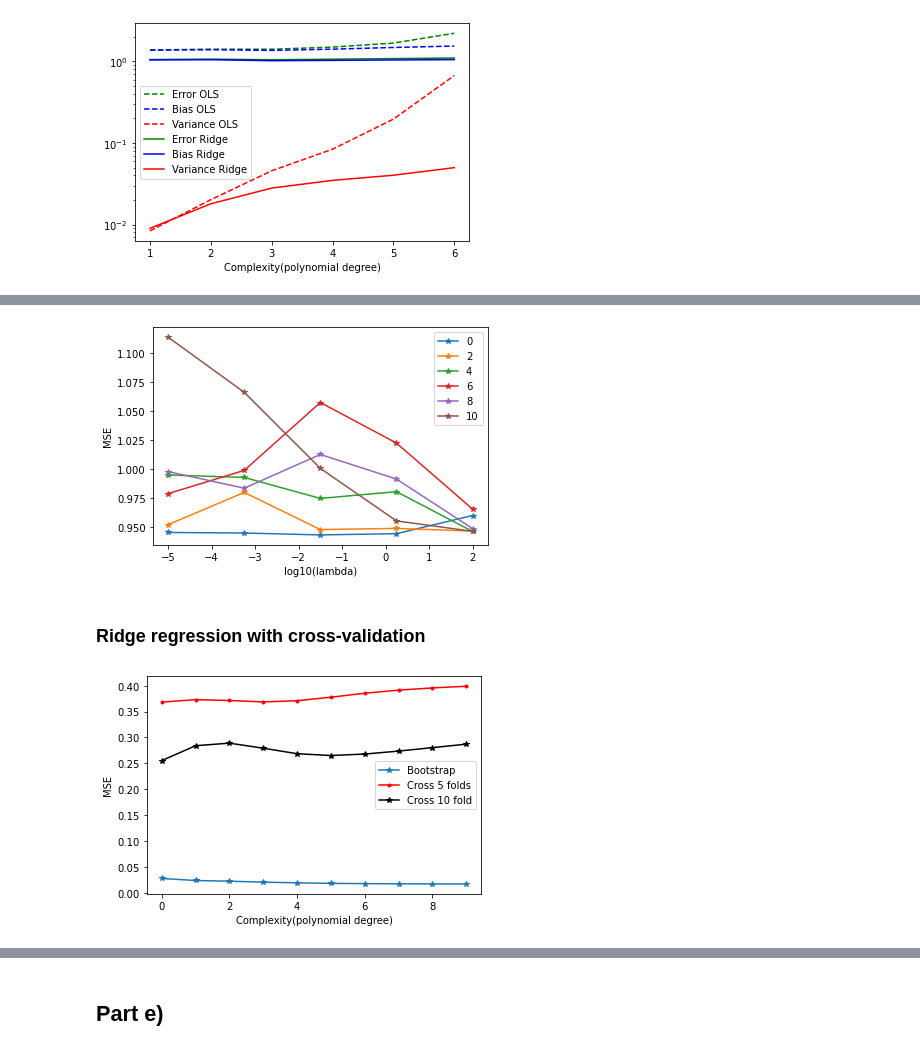
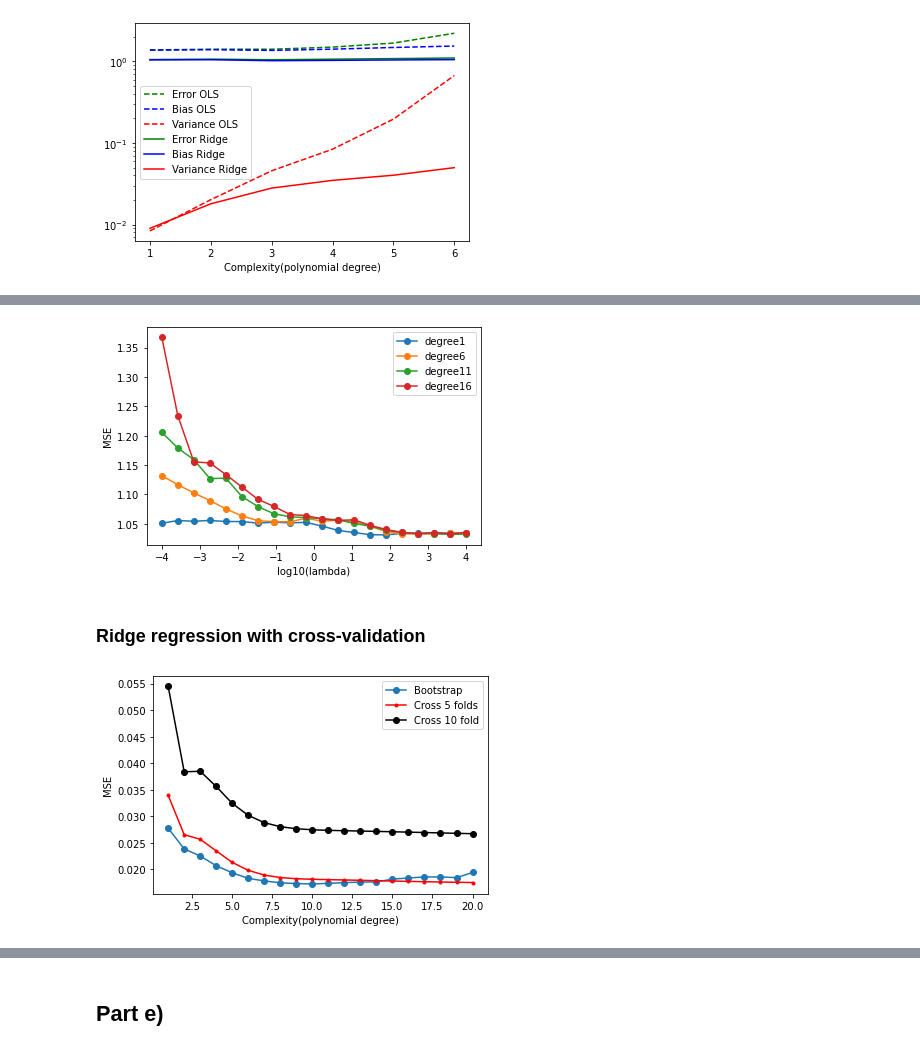
Before and after one commit to engyssimo/MLProjectNucphys, a Jupyter notebook: Project1/Project1.ipynb, the cells around one changed output, grey strips where cells are left out. Drawn from its saved outputs; the diff is of its cells as text; code cells hidden in the pictures.

```diff
--- a/Project1/Project1.ipynb
+++ b/Project1/Project1.ipynb
@@ -543,7 +536,7 @@ y0 = np.random.rand(n_points)
 x,y = np.meshgrid(x0,y0)
 
 
-X = create_X(x,y,deg)
+X = create_X(x,y,degree)
 
 #generate normal distributed noise
 noise_amp = 0.3
@@ -558,7 +551,7 @@ X_train, X_test, z_train, z_test = train_test_split(X, z, test_size=0.3)
 
 
 #define interval of lambdas
-nlambdas = 40
+nlambdas = 20
 lambd = np.logspace(-4, 4, nlambdas)
 
 MSE_test_Ridge = np.zeros(len(lambd))
@@ -566,7 +559,7 @@ MSE_test_Ridge = np.zeros(len(lambd))
 #
 for i in range(len(lambd)):
 
-    z_tilde_train, z_tilde_test = Ridge(lambd[i],X_train,z_train,X_test,z_test)
+    z_tilde_train, z_tilde_test = Ridge(X_train,X_test,z_train,z_test,lambd[i])
 
     MSE_test_Ridge[i] = mean_squared_error(z_test, z_tilde_test)
 
@@ -578,5 +571,6 @@ plt.xlabel('$log_{10}(\lambda)$')
 plt.ylabel('MSE')
 plt.legend()
 plt.show()
+print('lambda to obtain miminum MSE:', lambd[np.argmin(MSE_test_Ridge)])
 # %% [output]
 [figure]
@@ -584,7 +579,7 @@ plt.show()
 ### Ridge regression with bootstrap
 # %%
 #Important to split the data set before shuffling
-def bootstrap_Ridge(X_train, z_train, X_test, z_test, n_bootstrap, lambd):
+def bootstrap_Ridge(X_train, X_test, z_train, z_test, n_bootstrap, lambd):
 
     #prepare arrays for output
     MSE = np.zeros((n_bootstrap,2))
@@ -604,10 +599,10 @@ def bootstrap_Ridge(X_train, z_train, X_test, z_test, n_bootstrap, lambd):
         z1_train = z_train[sequence]
 
         #fit and predict
-        z_tilde_train[:,i], z_tilde_test[:,i] = Ridge(lambd, X1_train, z1_train, X_test, z_test)
+        z_tilde_train[:,i], z_tilde_test[:,i] = Ridge(X1_train, X_test, z1_train, z_test, lambd)
 
         #calculate mse on train and test
-        MSE[i,0] = mean_squared_error(z_train,z_tilde_train[:,i])
+        MSE[i,0] = mean_squared_error(z1_train,z_tilde_train[:,i])
         MSE[i,1] = mean_squared_error(z_test,z_tilde_test[:,i])
 
     return z_tilde_train, z_tilde_test, MSE
@@ -671,8 +666,8 @@ for degree in range(maxdegree):
     X_train, X_test, z_train, z_test = train_test_split(X, z, test_size=0.3, random_state = 2)
 
     #
-    _, z_pred_ols, mse_ols = bootstrap_OLS(X_train, z_train, X_test, z_test, n_bootstrap)
-    _, z_pred_ridge, mse_ridge = bootstrap_Ridge(X_train, z_train, X_test, z_test, n_bootstrap, lambd)
+    _, z_pred_ols, mse_ols = bootstrap_OLS(X_train, X_test,z_train, z_test, n_bootstrap)
+    _, z_pred_ridge, mse_ridge = bootstrap_Ridge(X_train, X_test, z_train, z_test, n_bootstrap, lambd)
 
     #reshape test values
     z_t = z_test.reshape(len(z_test),1)
@@ -760,25 +726,26 @@ def bootstrap_Ridge(X_train, z_train, X_test, z_test, n_bootstrap, lambd):
 # %%
-nlambdas = 5
-lambd = np.logspace(-5, 2, nlambdas)
-max_degree = np.arange(0,11,2)
+nlambdas = 20
+lambd = np.logspace(-4, 4, nlambdas)
+max_degree = np.arange(1,20,5)
 datapoints = 100
 MSE_test_BRidge = np.zeros((len(lambd), len(max_degree)))
 for degree in range(len(max_degree)):
-    X = create_X(x,y,degree)
+    X = create_X(x,y,max_degree[degree])
     X_train, X_test, z_train, z_test = train_test_split(X, z, test_size=0.3, random_state = 2)
     for i in range(len(lambd)):
-        _,_,MSE_BRidge = bootstrap_Ridge( X_train,z_train, X_test, z_test, datapoints, lambd[i])
-        MSE_test_BRidge[i,degree] = np.mean(MSE_BRidge[:1]) # for test data set only
+        _,_,MSE_BRidge = bootstrap_Ridge(X_train, X_test,z_train, z_test, datapoints, lambd[i])
+        MSE_test_BRidge[i,degree] = np.mean(MSE_BRidge[:,1]) # for test data set only
 # %%
 plt.figure()
 for degree in range(len(max_degree)):
-    plt.plot(np.log10(lambd), MSE_test_BRidge[:,degree], '*-')
-plt.legend(list(map(str, + (max_degree))) )
+    plt.plot(np.log10(lambd), MSE_test_BRidge[:,degree], 'o-', label='degree' + str(max_degree[degree]))
+plt.legend()
+#plt.legend(list(map(str, + (max_degree))) )
 plt.xlabel('log10(lambda)')
 plt.ylabel('MSE')
 plt.show()
 # %% [output]
-[figure, old version]
+[figure, new version]
 # %% [markdown]
 ### Ridge regression with cross-validation
 # %%
@@ -850,13 +814,13 @@ for degree in range(maxdegree):
         MSE_cross[degree,i] = cross_validation_Ridge(k,X,z,lambd)
 # %%
 plt.figure()
-plt.plot(range(maxdegree),MSE_test_boot,"*-",label = 'Bootstrap')
-plt.plot(range(maxdegree),MSE_cross[:,0],"r.-", label ='Cross 5 folds' )
-plt.plot(range(maxdegree),MSE_cross[:,1],"k*-", label = 'Cross 10 fold' )
+plt.plot(poly_degree,MSE_test_boot,"o-",label = 'Bootstrap')
+plt.plot(poly_degree,MSE_cross[:,0],"r.-", label ='Cross 5 folds' )
+plt.plot(poly_degree,MSE_cross[:,1],"ko-", label = 'Cross 10 fold' )
 plt.xlabel('Complexity(polynomial degree)')
 plt.ylabel('MSE')
 plt.legend()
 plt.show()
 # %% [output]
-[figure, old version]
+[figure, new version]
 # %%
```
Also changed, not shown: parts of 36 cells of this notebook.
